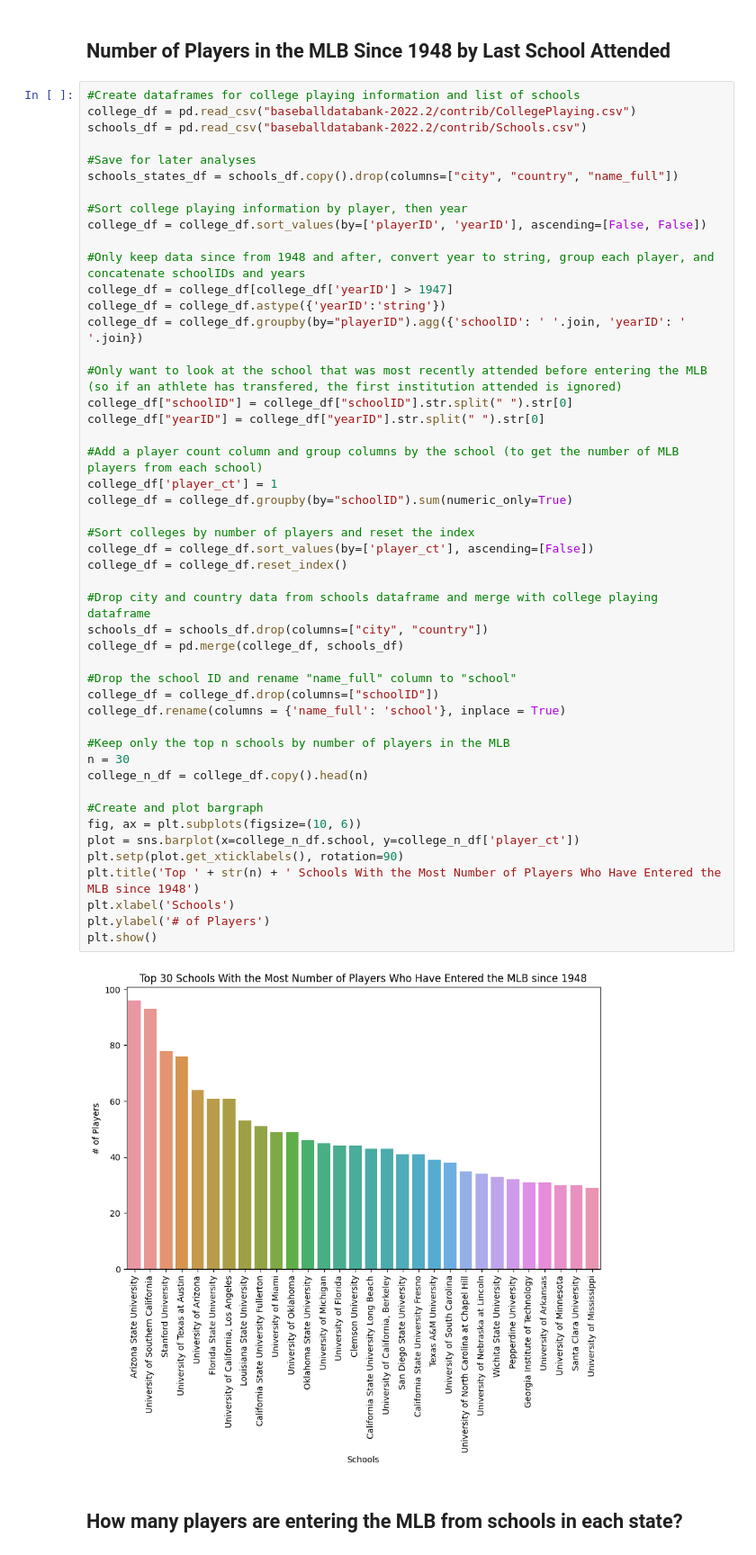
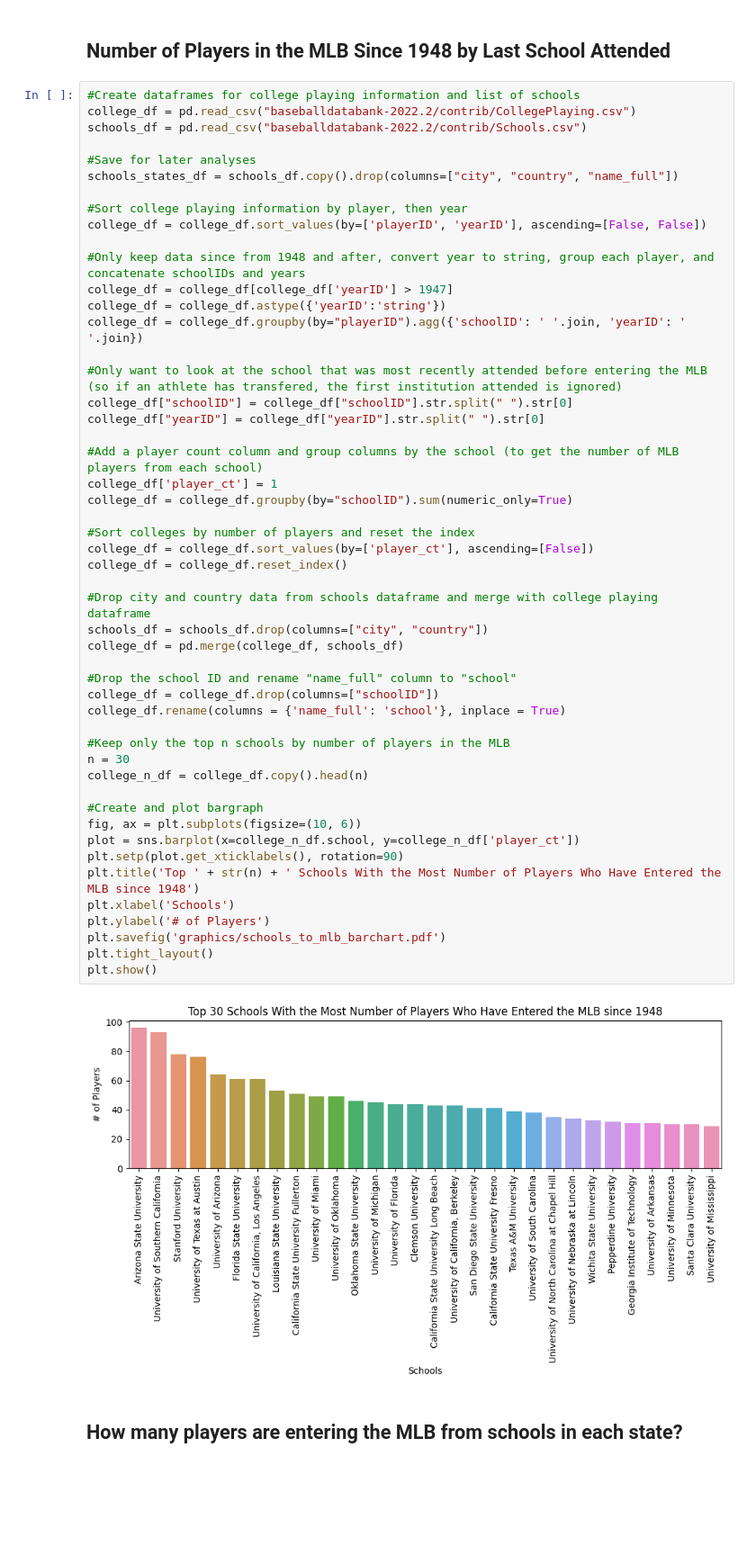
Before and after one commit to ReaganHoopes/cs5830_project1, a Jupyter notebook: project1.ipynb, the cells around one changed output. Shown at 90% size. Saved outputs shown, nothing was run; the diff lists cells and outputs as text; blank space fills up the shorter version.

```diff
--- a/project1.ipynb
+++ b/project1.ipynb
@@ -122,34 +123,36 @@ college_df["yearID"] = college_df["yearID"].str.split(" ").str[0]
 
 #Add a player count column and group columns by the school (to get the number of MLB players from each school)
 college_df['player_ct'] = 1
 college_df = college_df.groupby(by="schoolID").sum(numeric_only=True)
 
 #Sort colleges by number of players and reset the index
 college_df = college_df.sort_values(by=['player_ct'], ascending=[False])
 college_df = college_df.reset_index()
 
 #Drop city and country data from schools dataframe and merge with college playing dataframe
 schools_df = schools_df.drop(columns=["city", "country"])
 college_df = pd.merge(college_df, schools_df)
 
 #Drop the school ID and rename "name_full" column to "school"
 college_df = college_df.drop(columns=["schoolID"])
 college_df.rename(columns = {'name_full': 'school'}, inplace = True)
 
 #Keep only the top n schools by number of players in the MLB
 n = 30
 college_n_df = college_df.copy().head(n)
 
 #Create and plot bargraph
 fig, ax = plt.subplots(figsize=(10, 6))
 plot = sns.barplot(x=college_n_df.school, y=college_n_df['player_ct'])
 plt.setp(plot.get_xticklabels(), rotation=90)
 plt.title('Top ' + str(n) + ' Schools With the Most Number of Players Who Have Entered the MLB since 1948')
 plt.xlabel('Schools')
 plt.ylabel('# of Players')
+plt.savefig('graphics/schools_to_mlb_barchart.pdf')
+plt.tight_layout()
 plt.show()
 # %% [output]
-[figure, old version]
+[figure, new version]
 # %% [markdown]
 ## How many players are entering the MLB from schools in each state?
 # %%
```
Also changed, not shown: parts of 9 cells of this notebook, 14 other files.
